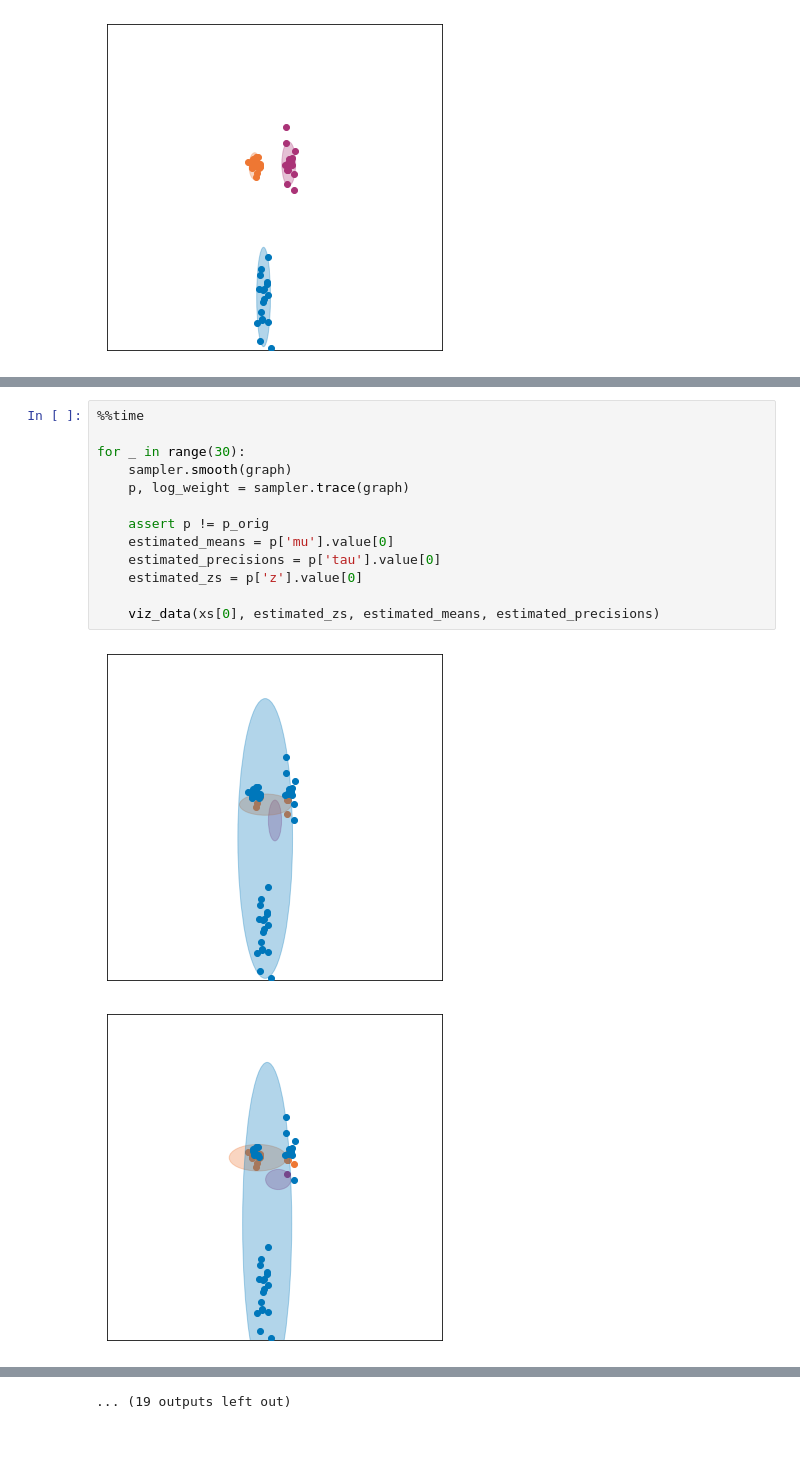
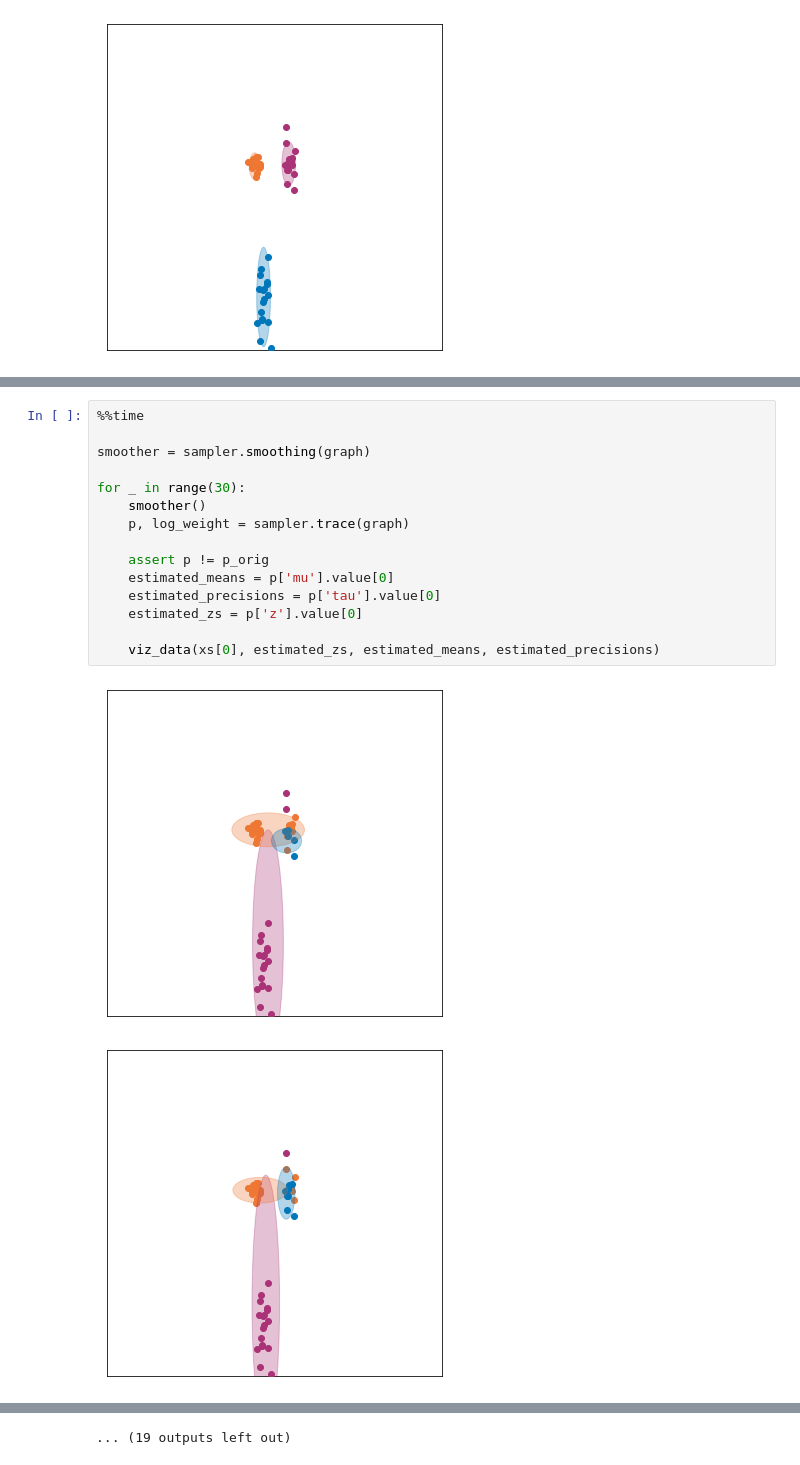
Before and after one commit to esennesh/combinators, a Jupyter notebook: examples/gmm/gmm.ipynb, the cells around one changed output, grey strips where cells are left out. Drawn from its saved outputs; the diff is of its cells as text.

```diff
--- a/examples/gmm/gmm.ipynb
+++ b/examples/gmm/gmm.ipynb
@@ -93,16 +93,18 @@ tensor([-11823.8655], dtype=torch.float64)
 # %%
 %%time
 
+smoother = sampler.smoothing(graph)
+
 for _ in range(30):
-    sampler.smooth(graph)
+    smoother()
     p, log_weight = sampler.trace(graph)
 
     assert p != p_orig
     estimated_means = p['mu'].value[0]
     estimated_precisions = p['tau'].value[0]
     estimated_zs = p['z'].value[0]
 
     viz_data(xs[0], estimated_zs, estimated_means, estimated_precisions)
 # %% [output]
-[figure, old version]
+[figure, new version]
-[figure, old version]
+[figure, new version]
```
Also changed, not shown: parts of 8 cells of this notebook.
